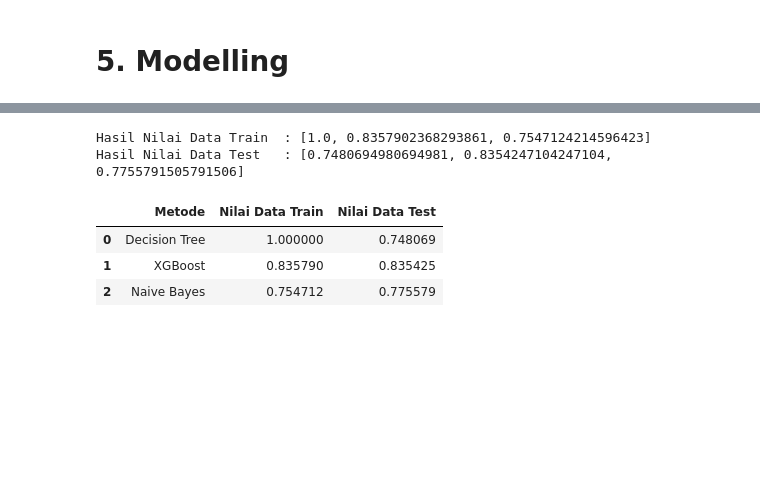
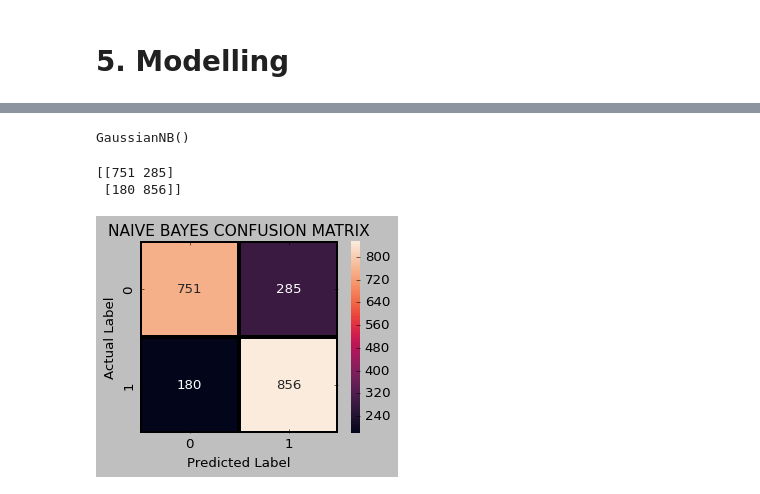
Before and after one commit to NabilahSharfina/TELCO-CUSTOMER-CHURN, a Jupyter notebook: Churn_with_SMOTE.ipynb, the cells around one changed output, grey strips where cells are left out. Cells and saved outputs as stored; diff of their text form; code cells hidden in the pictures; blank space fills up the shorter version.

```diff
--- a/Churn_with_SMOTE.ipynb
+++ b/Churn_with_SMOTE.ipynb
@@ -827,26 +1148,29 @@ classifier = {
-# %%
-train_scores = []
-test_scores = []
-
-for key, model in classifier.items():
-  model.fit(X_smote_train, Y_smote_train)
-  train_score = model.score(X_smote_train, Y_smote_train)
-  train_scores.append(train_score)
-  test_score = model.score(X_smote_test, Y_smote_test)
-  test_scores.append(test_score)
-
-print("Hasil Nilai Data Train\t:", train_scores)
-print("Hasil Nilai Data Test\t:", test_scores)
-# %% [output]
-Hasil Nilai Data Train  : [1.0, 0.8357902368293861, 0.7547124214596423]
-Hasil Nilai Data Test   : [0.7480694980694981, 0.8354247104247104, 0.7755791505791506]
-# %%
-klasifikasi = ["Decision Tree", "XGBoost", "Naive Bayes"]
-
-prediksi = pd.DataFrame({"Metode": klasifikasi, "Nilai Data Train": train_scores, "Nilai Data Test": test_scores})
-prediksi
-# %% [output]
-|  | Metode | Nilai Data Train | Nilai Data Test |
-| 0 | Decision Tree | 1.000000 | 0.748069 |
-| 1 | XGBoost | 0.835790 | 0.835425 |
-| 2 | Naive Bayes | 0.754712 | 0.775579 |
+# %%
+model_nbc = GaussianNB()
+model_nbc.fit(X_smote_train, Y_smote_train)
+# %% [output]
+GaussianNB()
+# %%
+Y_pred_nbc = model_nbc.predict(X_smote_test)
+
+cm = confusion_matrix(Y_smote_test, Y_pred_nbc)
+print(cm)
+# sns.heatmap(cm, annot=True, cmap=plt.cm.Blues)
+
+# plt.xlabel('Predicted Label')
+# plt.ylabel('Actual Label')
+# plt.title("Confusion Matrix Naive Bayes with SMOTE", fontsize=14, fontname="Helvetica")
+# %% [output]
+[[751 285]
+ [180 856]]
+# %%
+plt.figure(figsize=(4, 3))
+sns.heatmap(confusion_matrix(Y_smote_test, Y_pred_nbc),
+                annot=True,fmt = "d",linecolor="k",linewidths=3)
+
+plt.title("NAIVE BAYES CONFUSION MATRIX",fontsize=14)
+plt.xlabel('Predicted Label')
+plt.ylabel('Actual Label')
+plt.show()
+# %% [output]
+[figure, added]
```
Also changed, not shown: parts of 75 cells of this notebook.
